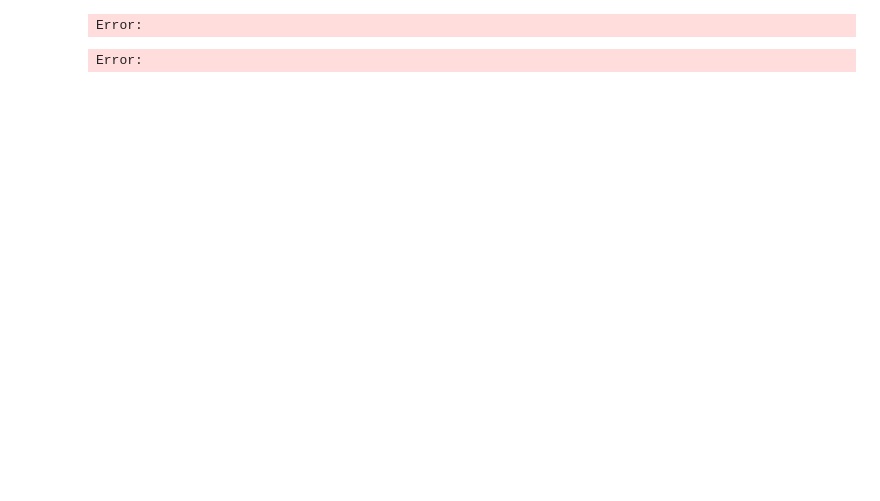
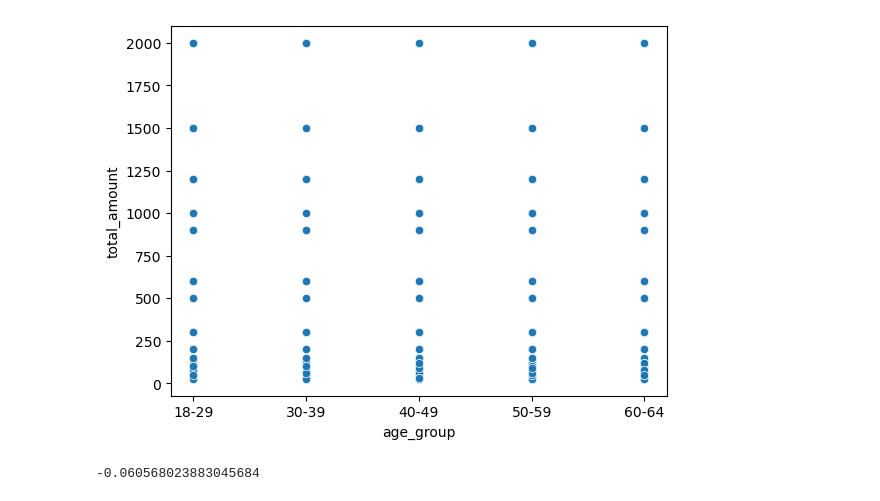
Before and after one commit to Girlingreenn/Retail-Sales-Project, a Jupyter notebook: retail_sales.ipynb, the cells around one changed output. Saved outputs shown, nothing was run; the diff lists cells and outputs as text; code cells hidden in the pictures; blank space fills up the shorter version.

```diff
--- a/retail_sales.ipynb
+++ b/retail_sales.ipynb
@@ -168,25 +288,9 @@ Error:
 # %%
-# scatterplot between age and total_amount
-sns.scatterplot (data=df, x='age_group', y='total_amount', alpha= 0.5)
-plt.title('Age vs. Total Amount Spent')
+# plotting age and total_amount
+sns.scatterplot(data= df, x='age_group', y='total_amount')
 plt.show()
+# correlation
+df['age'].corr(df['total_amount'])
 # %% [output]
+[figure, added]
-Error:
+-0.060568023883045684
-# %%
-#gender and total amount
-# filter df by gender
-male_data = df[df['gender'] == 'Male']
-female_data = df[df['gender'] == 'Female']
-
-# calculating the total amount spent by each gender
-male_total_amount = male_data['total_amount'].sum()
-female_total_amount = female_data['total_amount'].sum()
-
-# gender against total amount spent
-plt.bar(['Male', 'Female'], [male_total_amount, female_total_amount], color=['blue', 'red'])
-plt.title('Total Amount Spent by Gender')
-plt.xlabel('Gender')
-plt.ylabel('Total Amount Spent')
-plt.show()
-# %% [output]
-Error:
```
Also changed, not shown: parts of 39 cells of this notebook.
